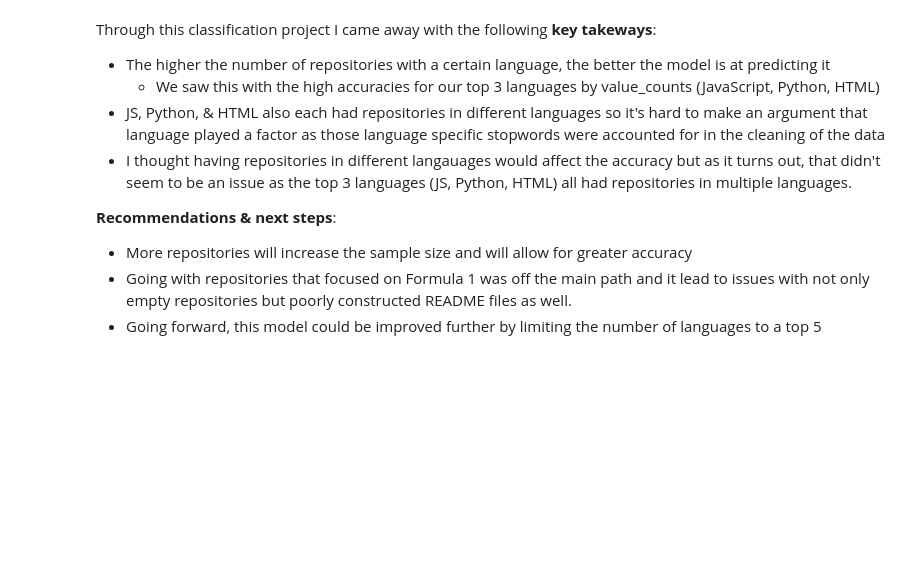
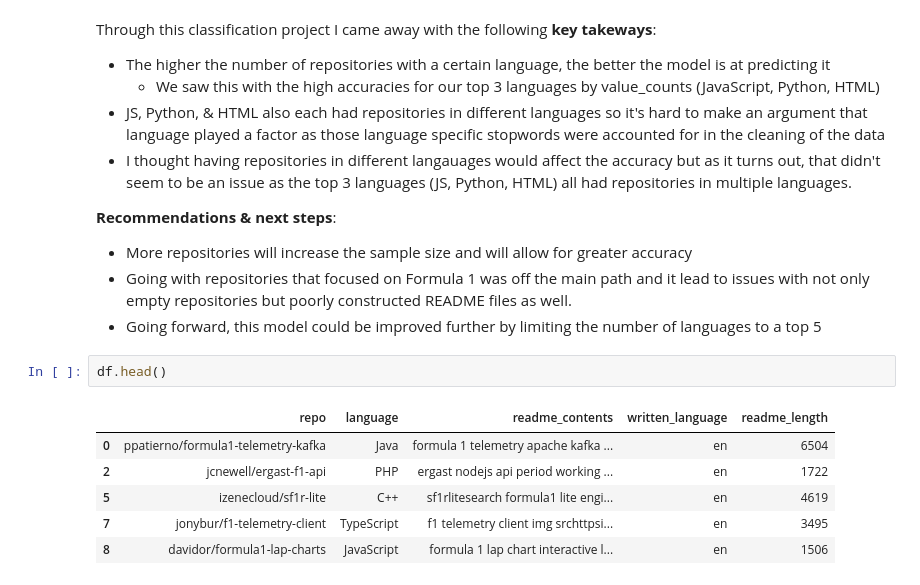
Before and after one commit to DBerchelmann/nlp-project, a Jupyter notebook: NLP_final_project_notebook.ipynb, the cells around one changed output. Saved outputs shown, nothing was run; the diff lists cells and outputs as text; blank space fills up the shorter version.

```diff
--- a/NLP_final_project_notebook.ipynb
+++ b/NLP_final_project_notebook.ipynb
@@ -999,3 +999,12 @@ Through this classification project I came away with the following <b> key takew
 - More repositories will increase the sample size and will allow for greater accuracy
 - Going with repositories that focused on Formula 1 was off the main path and it lead to issues with not only empty repositories but poorly constructed README files as well.
 - Going forward, this model could be improved further by limiting the number of languages to a top 5
+# %%
+df.head()
+# %% [output]
+|  | repo | language | readme_contents | written_language | readme_length |
+| 0 | ppatierno/formula1-telemetry-kafka | Java | formula 1 telemetry apache kafka ... | en | 6504 |
+| 2 | jcnewell/ergast-f1-api | PHP | ergast nodejs api period working ... | en | 1722 |
+| 5 | izenecloud/sf1r-lite | C++ | sf1rlitesearch formula1 lite engi... | en | 4619 |
+| 7 | jonybur/f1-telemetry-client | TypeScript | f1 telemetry client img srchttpsi... | en | 3495 |
+| 8 | davidor/formula1-lap-charts | JavaScript | formula 1 lap chart interactive l... | en | 1506 |
```
Also changed, not shown: parts of 1 cell of this notebook, 3 other files.
